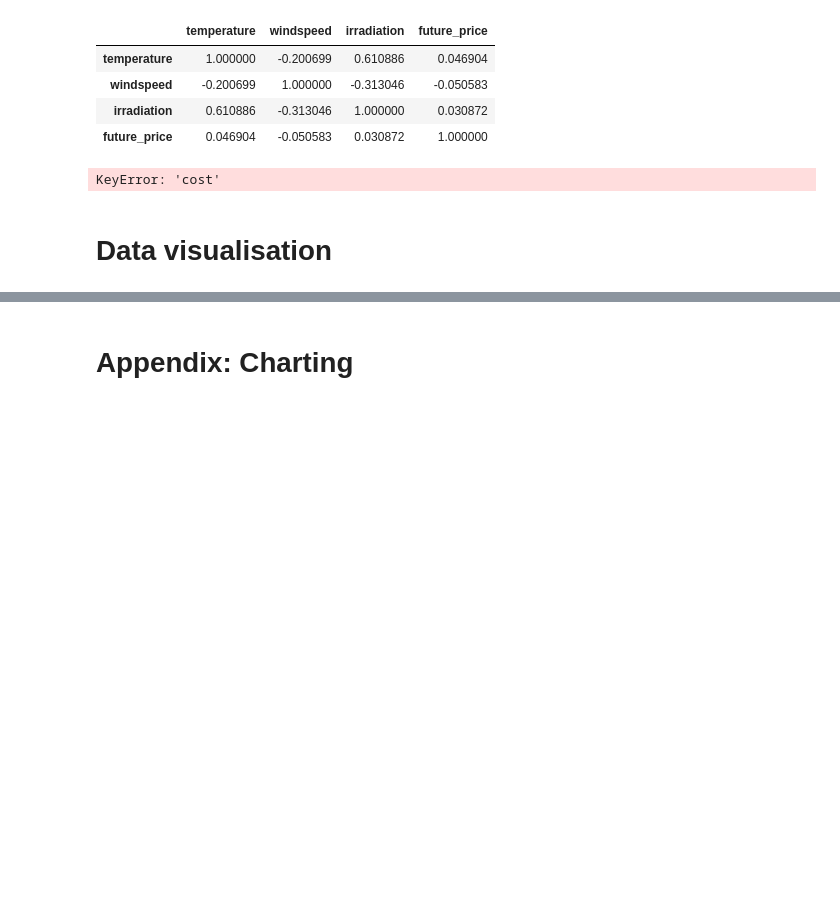
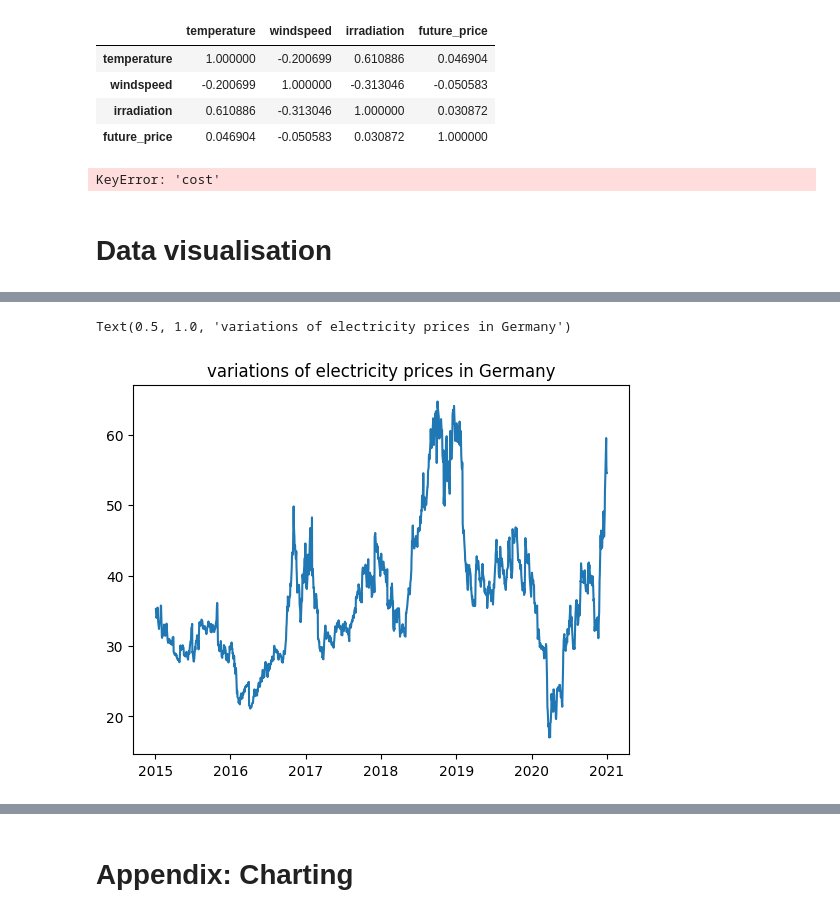
Before and after one commit to Sarthak-Singh1996/Predicting-European-Electricity-Prices, a Jupyter notebook: scripts/preprocessing.ipynb, the cells around one changed output, grey strips where cells are left out. Drawn from its saved outputs; the diff is of its cells as text; code cells hidden in the pictures; blank space fills up the shorter version.

```diff
--- a/scripts/preprocessing.ipynb
+++ b/scripts/preprocessing.ipynb
@@ -842,0 +778,3 @@ sns.scatterplot(x="date", y="future_price",
+# %%
+df_filter=df.reset_index()
+df_filter
@@ -842,0 +810,4 @@ sns.scatterplot(x="date", y="future_price",
+# %%
+mask = (df_filter['date'] > pd.to_datetime ('2015-01-02')) & (df_filter['date'] <= pd.to_datetime ('2021-01-02'))
+# %%
+df_filter=df_filter.loc[mask]
@@ -842,0 +836,8 @@ sns.scatterplot(x="date", y="future_price",
+# %%
+df_filter.set_index('date', inplace=True)
+# %%
+plt.plot(df_filter.future_price)
+plt.title("variations of electricity prices in Germany")
+# %% [output]
+Text(0.5, 1.0, 'variations of electricity prices in Germany')
+[figure, added]
```
Also changed, not shown: parts of 29 cells of this notebook.
